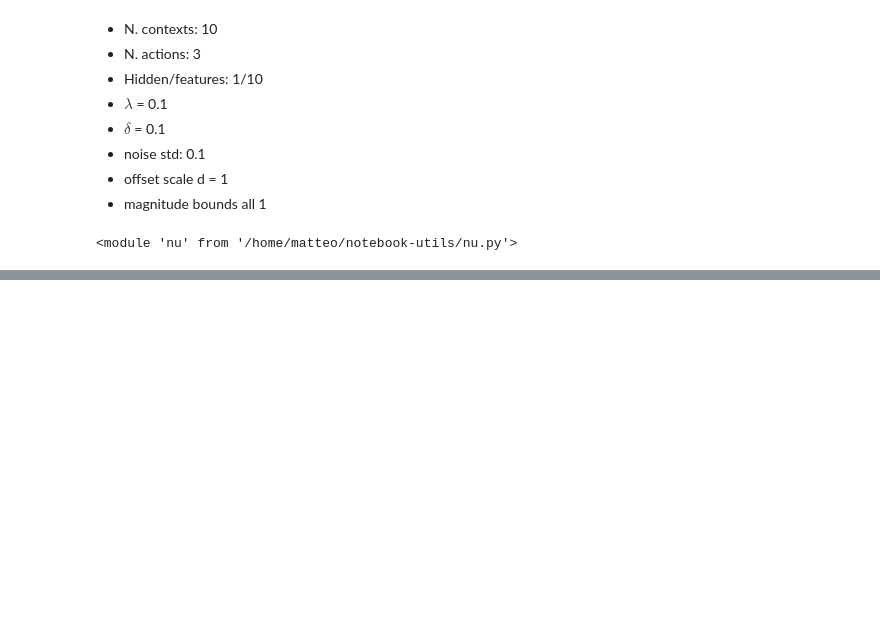
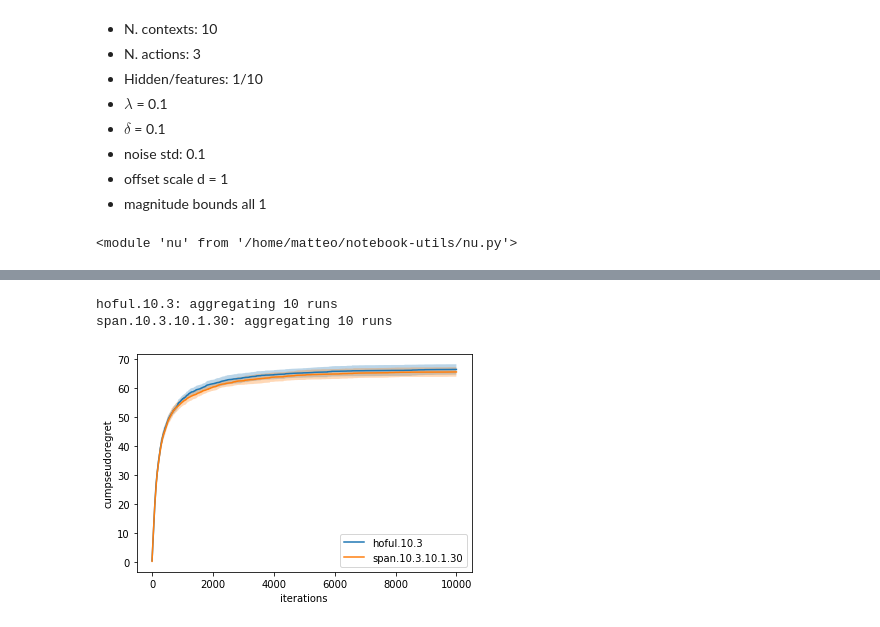
Before and after one commit to T3p/hidden-features, a Jupyter notebook: notebooks/contextual_hidden.ipynb, the cells around one changed output, grey strips where cells are left out. Cells and saved outputs as stored; diff of their text form; code cells hidden in the pictures; blank space fills up the shorter version.

```diff
--- a/notebooks/contextual_hidden.ipynb
+++ b/notebooks/contextual_hidden.ipynb
@@ -30,3 +30,10 @@ span.10.3.10.1.30: aggregating 10 runs
+# %%
+nu.compare_student(['hoful.10.3','span.10.3.10.1.30'],
+                   key='cumpseudoregret')
+# %% [output]
+hoful.10.3: aggregating 10 runs
+span.10.3.10.1.30: aggregating 10 runs
+[figure, added]
 # %%
 nu.compare_student(['oful.10.3', 'hoful.10.3', 'oracle', 'span.10.3.10.1.30'],
                    key='paramerror')
```
Also changed, not shown: parts of 5 cells of this notebook, 2 other files.
